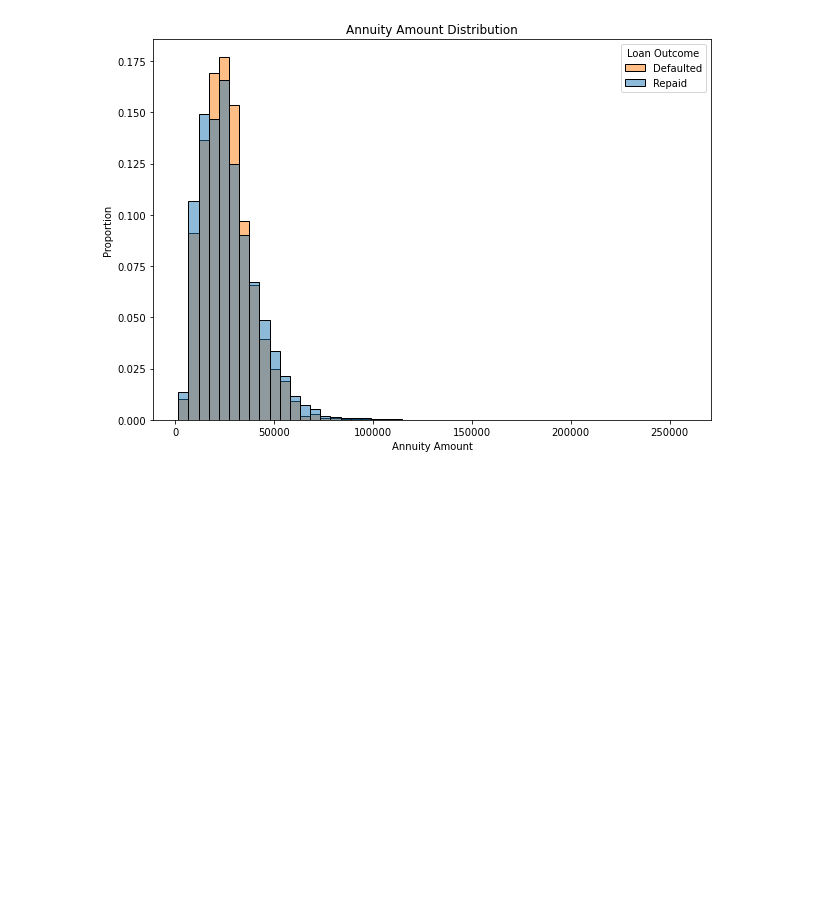
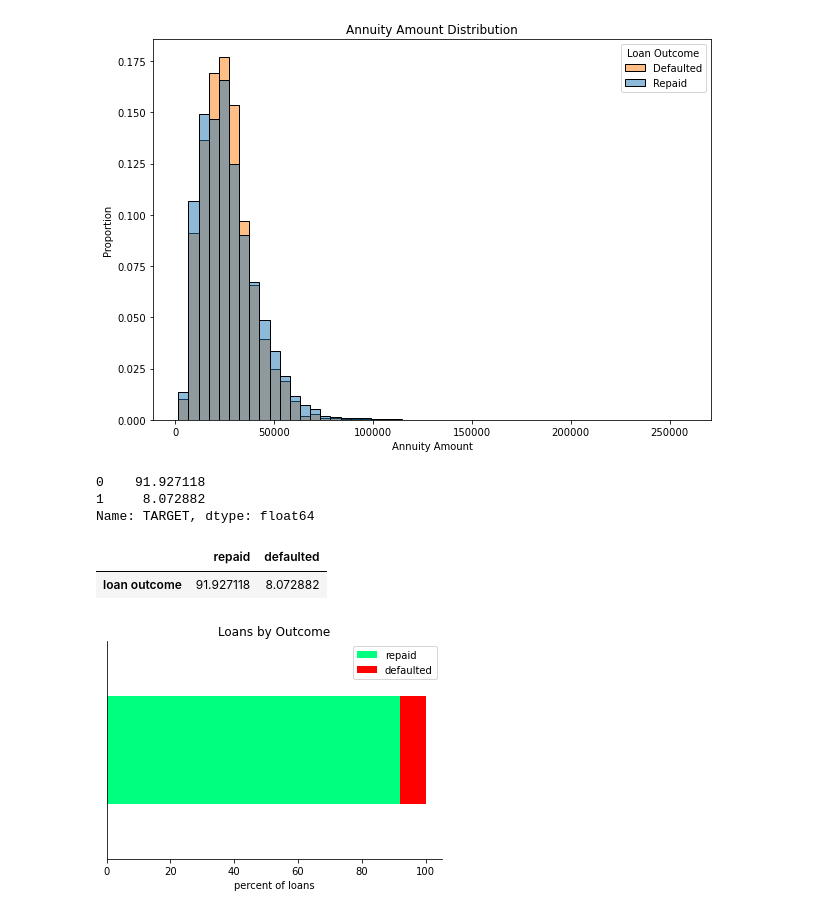
Before and after one commit to Oscar-Gil-Data/ADS505, a Jupyter notebook: eda.ipynb, the cells around one changed output. Cells and saved outputs as stored; diff of their text form; code cells hidden in the pictures; blank space fills up the shorter version.

```diff
--- a/eda.ipynb
+++ b/eda.ipynb
@@ -225,2 +291,0 @@ def yrs_employed(row):
-# %%
-df['YEARS_EMPLOYED'] = df.apply(yrs_employed, axis=1)
@@ -236,5 +291,0 @@ sns.barplot(
-# %%
-df['EMPLOYED_2_YRS'] = (df['DAYS_EMPLOYED'] <= -730).astype(int)
-df['EMPLOYED_3_YRS'] = (df['DAYS_EMPLOYED'] <= -1095).astype(int)
-df['EMPLOYED_4_YRS'] = (df['DAYS_EMPLOYED'] <= -1460).astype(int)
-df['EMPLOYED_5_YRS'] = (df['DAYS_EMPLOYED'] <= -1725).astype(int)
@@ -295,0 +309,36 @@ df['EXT_SOURCE_2_LOW'] = (df['EXT_SOURCE_2'] <= 0.5).astype(int)
+# %%
+outcome_pct = df['TARGET'].value_counts(normalize=True).mul(100)
+outcome_pct
+# %% [output]
+0    91.927118
+1     8.072882
+Name: TARGET, dtype: float64
+# %%
+bar = pd.DataFrame(
+    {
+        'repaid': [outcome_pct[0]],
+        'defaulted': outcome_pct[1],
+    },
+    index=['loan outcome']
+)
+bar
+# %% [output]
+|  | repaid | defaulted |
+| loan outcome | 91.927118 | 8.072882 |
+# %%
+fig, ax = plt.subplots()
+bar.plot.barh(
+    stacked=True,
+    color=target_colors,
+    ax=ax
+)
+ax.set(
+    title='Loans by Outcome',
+    xlabel='percent of loans'
+)
+ax.spines['top'].set_visible(False)
+ax.spines['right'].set_visible(False)
+ax.get_yaxis().set_ticks([])
+plt.show()
+# %% [output]
+[figure, added]
```
Also changed, not shown: parts of 22 cells of this notebook.
